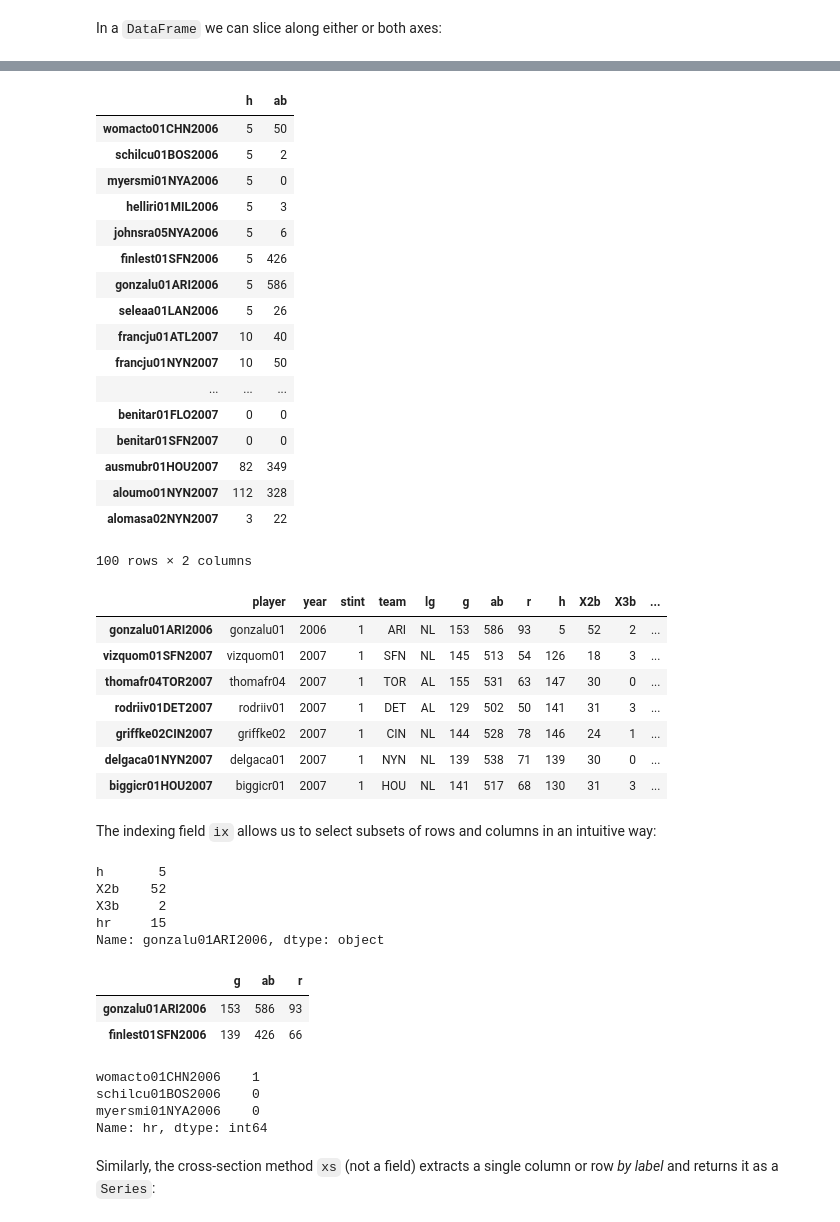
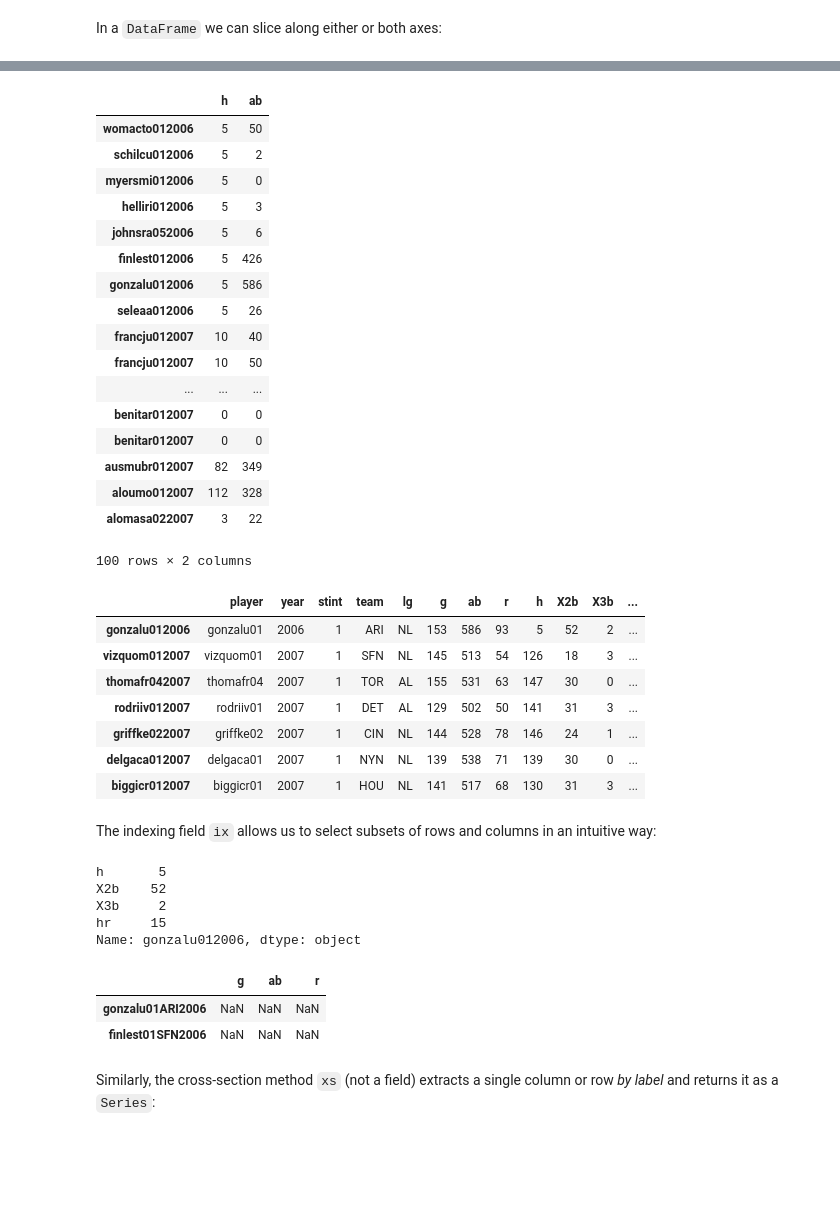
Before and after one commit to Gabrile4bick/statistical-analysis-python-tutorial, a Jupyter notebook: CBIOV_Pandas_Introduction.ipynb, the cells around one changed output, grey strips where cells are left out. Drawn from its saved outputs; the diff is of its cells as text; code cells hidden in the pictures; blank space fills up the shorter version.

```diff
--- a/CBIOV_Pandas_Introduction.ipynb
+++ b/CBIOV_Pandas_Introduction.ipynb
@@ -285,0 +285,5 @@ data[['phylum','value','patient']]
+# %%
+# Set some Pandas options
+pd.set_option('html', True)
+pd.set_option('max_columns', 30)
+pd.set_option('max_rows', 30)
@@ -1139,57 +1237,52 @@ In a `DataFrame` we can slice along either or both axes:
 baseball_newind[['h','ab']]
 # %% [output]
 |  | h | ab |
-| womacto01CHN2006 | 5 | 50 |
-| schilcu01BOS2006 | 5 | 2 |
-| myersmi01NYA2006 | 5 | 0 |
-| helliri01MIL2006 | 5 | 3 |
-| johnsra05NYA2006 | 5 | 6 |
-| finlest01SFN2006 | 5 | 426 |
-| gonzalu01ARI2006 | 5 | 586 |
-| seleaa01LAN2006 | 5 | 26 |
-| francju01ATL2007 | 10 | 40 |
-| francju01NYN2007 | 10 | 50 |
+| womacto012006 | 5 | 50 |
+| schilcu012006 | 5 | 2 |
+| myersmi012006 | 5 | 0 |
+| helliri012006 | 5 | 3 |
+| johnsra052006 | 5 | 6 |
+| finlest012006 | 5 | 426 |
+| gonzalu012006 | 5 | 586 |
+| seleaa012006 | 5 | 26 |
+| francju012007 | 10 | 40 |
+| francju012007 | 10 | 50 |
 | ... | ... | ... |
-| benitar01FLO2007 | 0 | 0 |
-| benitar01SFN2007 | 0 | 0 |
-| ausmubr01HOU2007 | 82 | 349 |
-| aloumo01NYN2007 | 112 | 328 |
-| alomasa02NYN2007 | 3 | 22 |
+| benitar012007 | 0 | 0 |
+| benitar012007 | 0 | 0 |
+| ausmubr012007 | 82 | 349 |
+| aloumo012007 | 112 | 328 |
+| alomasa022007 | 3 | 22 |
 100 rows × 2 columns
 # %%
-baseball_newind[baseball_newind.ab>500]
+baseball_newind[baseball_newind["ab"] > 500]
 # %% [output]
 |  | player | year | stint | team | lg | g | ab | r | h | X2b | X3b | ... |
-| gonzalu01ARI2006 | gonzalu01 | 2006 | 1 | ARI | NL | 153 | 586 | 93 | 5 | 52 | 2 | ... |
-| vizquom01SFN2007 | vizquom01 | 2007 | 1 | SFN | NL | 145 | 513 | 54 | 126 | 18 | 3 | ... |
-| thomafr04TOR2007 | thomafr04 | 2007 | 1 | TOR | AL | 155 | 531 | 63 | 147 | 30 | 0 | ... |
-| rodriiv01DET2007 | rodriiv01 | 2007 | 1 | DET | AL | 129 | 502 | 50 | 141 | 31 | 3 | ... |
-| griffke02CIN2007 | griffke02 | 2007 | 1 | CIN | NL | 144 | 528 | 78 | 146 | 24 | 1 | ... |
-| delgaca01NYN2007 | delgaca01 | 2007 | 1 | NYN | NL | 139 | 538 | 71 | 139 | 30 | 0 | ... |
-| biggicr01HOU2007 | biggicr01 | 2007 | 1 | HOU | NL | 141 | 517 | 68 | 130 | 31 | 3 | ... |
+| gonzalu012006 | gonzalu01 | 2006 | 1 | ARI | NL | 153 | 586 | 93 | 5 | 52 | 2 | ... |
+| vizquom012007 | vizquom01 | 2007 | 1 | SFN | NL | 145 | 513 | 54 | 126 | 18 | 3 | ... |
+| thomafr042007 | thomafr04 | 2007 | 1 | TOR | AL | 155 | 531 | 63 | 147 | 30 | 0 | ... |
+| rodriiv012007 | rodriiv01 | 2007 | 1 | DET | AL | 129 | 502 | 50 | 141 | 31 | 3 | ... |
+| griffke022007 | griffke02 | 2007 | 1 | CIN | NL | 144 | 528 | 78 | 146 | 24 | 1 | ... |
+| delgaca012007 | delgaca01 | 2007 | 1 | NYN | NL | 139 | 538 | 71 | 139 | 30 | 0 | ... |
+| biggicr012007 | biggicr01 | 2007 | 1 | HOU | NL | 141 | 517 | 68 | 130 | 31 | 3 | ... |
 # %% [markdown]
 The indexing field `ix` allows us to select subsets of rows and columns in an intuitive way:
 # %%
-baseball_newind.ix['gonzalu01ARI2006', ['h','X2b', 'X3b', 'hr']]
+baseball_newind.ix['gonzalu012006', ['h','X2b', 'X3b', 'hr']]
 # %% [output]
 h       5
 X2b    52
 X3b     2
 hr     15
-Name: gonzalu01ARI2006, dtype: object
+Name: gonzalu012006, dtype: object
 # %%
 baseball_newind.ix[['gonzalu01ARI2006','finlest01SFN2006'], 5:8]
 # %% [output]
 |  | g | ab | r |
-| gonzalu01ARI2006 | 153 | 586 | 93 |
-| finlest01SFN2006 | 139 | 426 | 66 |
+| gonzalu01ARI2006 | NaN | NaN | NaN |
+| finlest01SFN2006 | NaN | NaN | NaN |
 # %%
-baseball_newind.ix[:'myersmi01NYA2006', 'hr']
+# baseball_newind.ix[:'myersmi01NYA2006', 'hr']
-# %% [output]
-womacto01CHN2006    1
-schilcu01BOS2006    0
-myersmi01NYA2006    0
-Name: hr, dtype: int64
 # %% [markdown]
 Similarly, the cross-section method `xs` (not a field) extracts a single column or row *by label* and returns it as a `Series`:
 # %%
```
Also changed, not shown: parts of 53 cells of this notebook, 3 other files.
